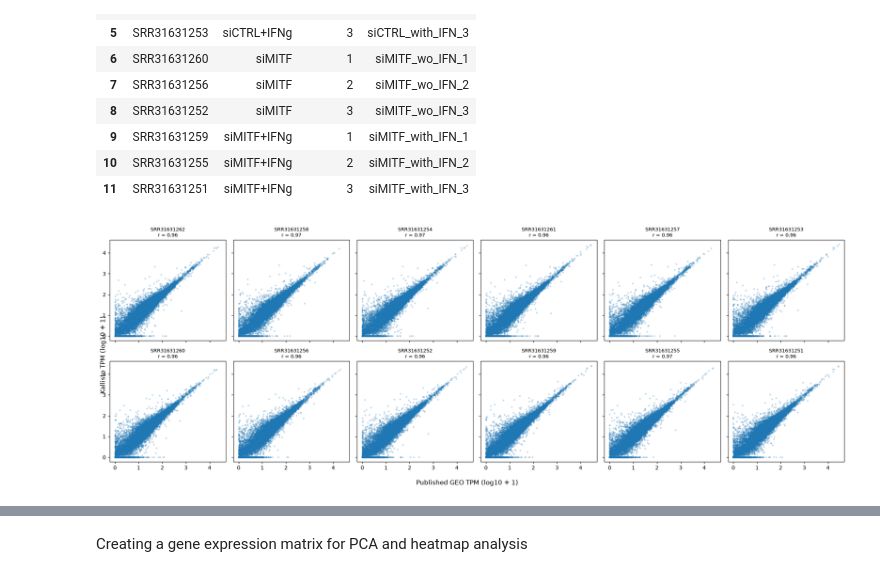
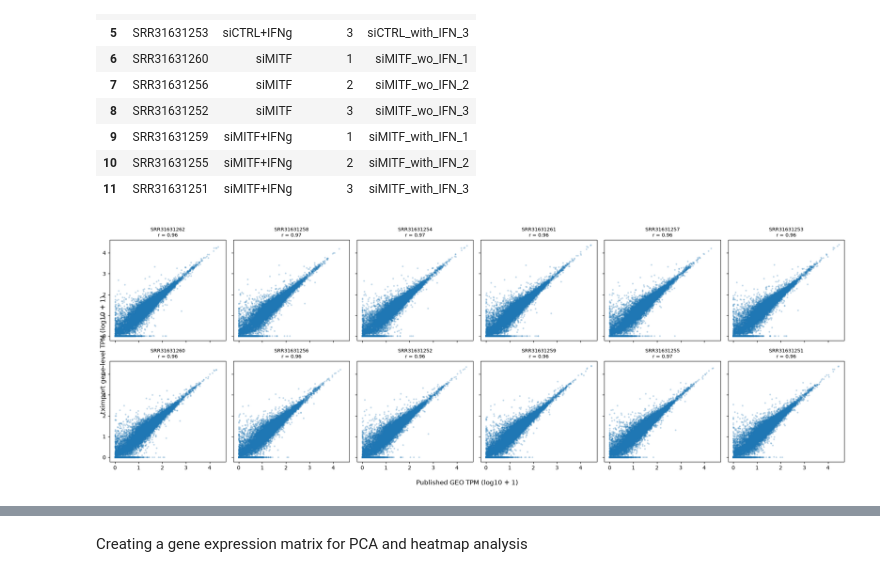
Before and after one commit to SvavaDa/GSE283655_project, a Jupyter notebook: GSE283655-simplified-data.ipynb, the cells around one changed output, grey strips where cells are left out. Cells and saved outputs as stored; diff of their text form; code cells hidden in the pictures.

Commit message:
Use tximport R script for gene-level TPM and counts

```diff
--- a/GSE283655-simplified-data.ipynb
+++ b/GSE283655-simplified-data.ipynb
@@ -588,11 +603,15 @@ geo_one = geo_tpm[
 
 geo_one.columns = ["gene_id", "geo_tpm"]
 
-comparison = kallisto_gene_tpm.merge(
+tximport_one = gene_tpm_all[
+    ["gene_id", "SRR31631251"]
+].copy()
+
+tximport_one.columns = ["gene_id", "tpm"]
+
+# Match tximport gene-level TPM with published GEO TPM
+comparison = tximport_one.merge(
     geo_one,
     on="gene_id",
     how="inner"
 )
-
-print(comparison.shape)
-comparison.head()
@@ -689,70 +700,17 @@ fig, axes = plt.subplots(
 
 axes = axes.flatten()
 
-# Matrices that will store gene-level TPM and estimated counts for all 12 samples
-gene_tpm_all = None
-gene_counts_all = None
-
 for ax, (run, geo_col) in zip(
     axes,
     zip(samples["run_accession"], samples["geo_column"])
 ):
 
-    # Read kallisto output for this sample
-    kallisto = pd.read_csv(
-        f"data/quant/{run}/abundance.tsv",
-        sep="\t"
-    )
+    # tximport gene-level TPM for this sample
+    tximport_one = gene_tpm_all[
+        ["gene_id", run]
+    ].copy()
 
-    # Map transcript IDs to gene IDs
-    kallisto_gene = kallisto.merge(
-        t2g_small,
-        left_on="target_id",
-        right_on="transcript_id",
-        how="inner"
-    )
-
-    # Sum transcript TPM values belonging to the same gene
-    kallisto_gene_tpm = (
-        kallisto_gene
-        .groupby("gene_id", as_index=False)["tpm"]
-        .sum()
-    )
-
-    # Sum transcript estimated counts belonging to the same gene
-    kallisto_gene_counts = (
-        kallisto_gene
-        .groupby("gene_id", as_index=False)["est_counts"]
-        .sum()
-    )
-
-    # Add this sample to TPM matrix
-    gene_tpm = kallisto_gene_tpm.rename(
-        columns={"tpm": run}
-    )
-
-    if gene_tpm_all is None:
-        gene_tpm_all = gene_tpm
-    else:
-        gene_tpm_all = gene_tpm_all.merge(
-            gene_tpm,
-            on="gene_id",
-            how="inner"
-        )
-
-    # Add this sample to estimated-count matrix
-    gene_counts = kallisto_gene_counts.rename(
-        columns={"est_counts": run}
-    )
-
-    if gene_counts_all is None:
-        gene_counts_all = gene_counts
-    else:
-        gene_counts_all = gene_counts_all.merge(
-            gene_counts,
-            on="gene_id",
-            how="inner"
-        )
+    tximport_one.columns = ["gene_id", "tpm"]
 
     # Published GEO TPM for the matching sample
     geo_one = geo_tpm[
@@ -761,8 +719,8 @@ for ax, (run, geo_col) in zip(
 
     geo_one.columns = ["gene_id", "geo_tpm"]
 
-    # Match kallisto gene TPM with published gene TPM
-    comparison = kallisto_gene_tpm.merge(
+    # Match tximport TPM with published GEO TPM
+    comparison = tximport_one.merge(
         geo_one,
         on="gene_id",
         how="inner"
@@ -771,33 +729,33 @@ for ax, (run, geo_col) in zip(
     # Pearson correlation
     corr = np.corrcoef(
         np.log10(comparison["geo_tpm"] + 1),
         np.log10(comparison["tpm"] + 1)
     )[0, 1]
 
     # Scatter plot
     ax.scatter(
         np.log10(comparison["geo_tpm"] + 1),
         np.log10(comparison["tpm"] + 1),
         alpha=0.2,
         s=5
     )
 
     ax.set_title(
         f"{run}\nr = {corr:.2f}",
         fontsize=9
     )
 
 fig.supxlabel("Published GEO TPM (log10 + 1)")
-fig.supylabel("Kallisto TPM (log10 + 1)")
+fig.supylabel("tximport gene-level TPM (log10 + 1)")
 
 plt.tight_layout()
 
 plt.savefig(
-    "results/TPM_comparison_all_12_samples.png",
+    "results/TPM_comparison_all_12_samples_tximport.png",
     dpi=300,
     bbox_inches="tight"
 )
 
 plt.show()
 # %% [output]
-[figure, old version]
+[figure, new version]
```
Also changed, not shown: parts of 15 cells of this notebook, 1 other file.
